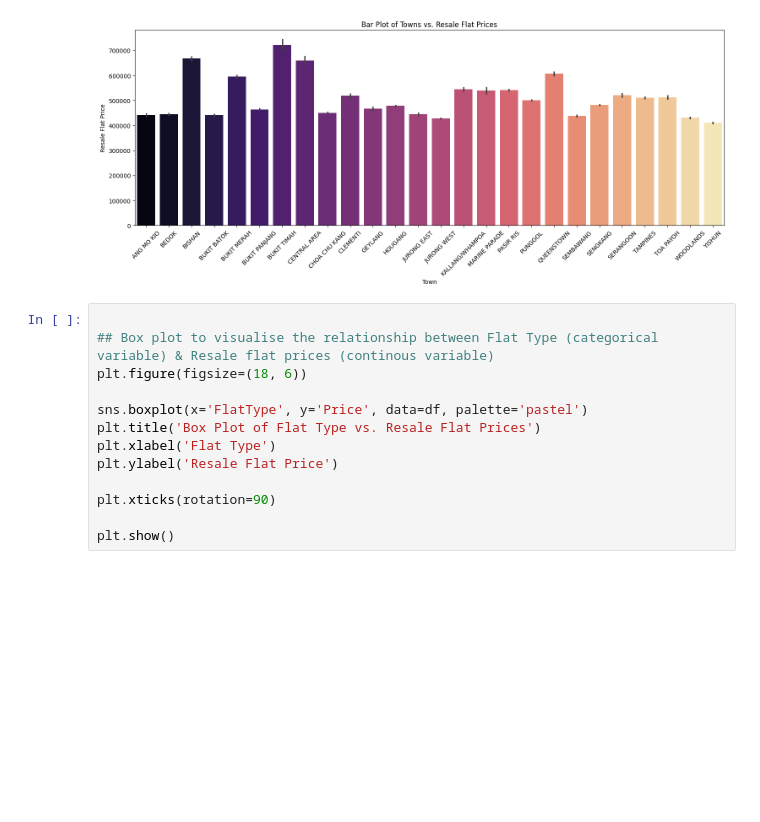
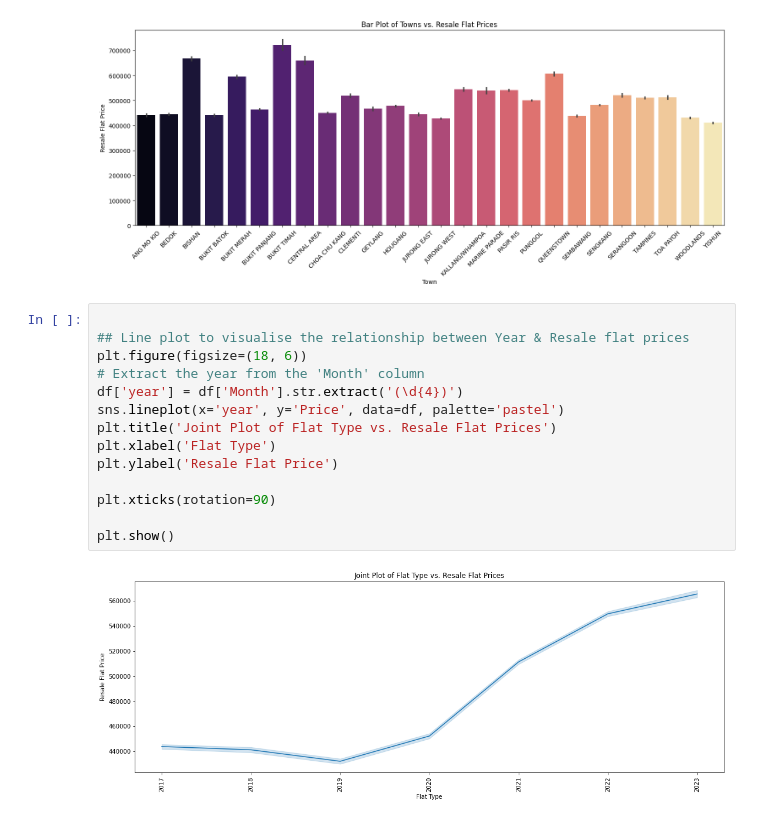
Before and after one commit to DheepthaRajesh/dheeptha_rajesh, a Jupyter notebook: Predict-Public-Housing-Prices.ipynb, the cells around one changed output. Cells and saved outputs as stored; diff of their text form; blank space fills up the shorter version.

Commit message:
Lineplot for Bivariate

```diff
--- a/Predict-Public-Housing-Prices.ipynb
+++ b/Predict-Public-Housing-Prices.ipynb
@@ -310,14 +310,17 @@ Passing `palette` without assigning `hue` is deprecated and will be removed in v
 [figure]
 # %%
 
-## Box plot to visualise the relationship between Flat Type (categorical variable) & Resale flat prices (continous variable)
+## Line plot to visualise the relationship between Year & Resale flat prices
 plt.figure(figsize=(18, 6))
-
-sns.boxplot(x='FlatType', y='Price', data=df, palette='pastel')
-plt.title('Box Plot of Flat Type vs. Resale Flat Prices')
+# Extract the year from the 'Month' column
+df['year'] = df['Month'].str.extract('(\d{4})')
+sns.lineplot(x='year', y='Price', data=df, palette='pastel')
+plt.title('Joint Plot of Flat Type vs. Resale Flat Prices')
 plt.xlabel('Flat Type')
 plt.ylabel('Resale Flat Price')
 
 plt.xticks(rotation=90)
 
 plt.show()
+# %% [output]
+[figure, added]
```
